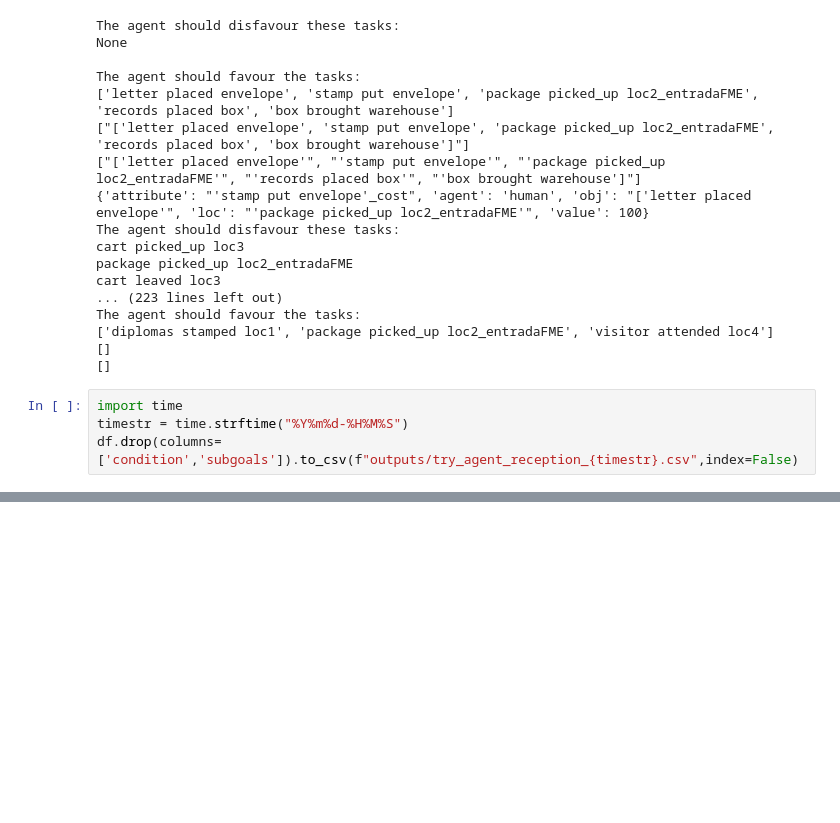
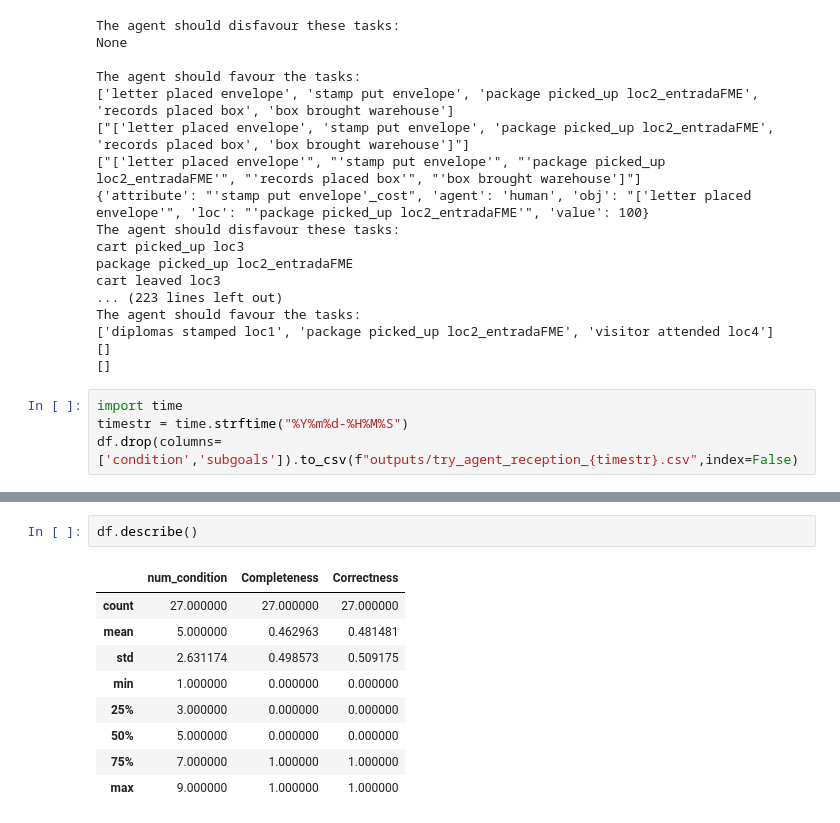
Before and after one commit to llumfp/TFG_HRN, a Jupyter notebook: try_agent.ipynb, the cells around one changed output, grey strips where cells are left out. Saved outputs shown, nothing was run; the diff lists cells and outputs as text; blank space fills up the shorter version.

```diff
--- a/try_agent.ipynb
+++ b/try_agent.ipynb
@@ -93,0 +128,12 @@ df.drop(columns=['condition','subgoals']).to_csv(f"outputs/try_agent_reception_{
+# %%
+df.describe()
+# %% [output]
+|  | num_condition | Completeness | Correctness |
+| count | 27.000000 | 27.000000 | 27.000000 |
+| mean | 5.000000 | 0.462963 | 0.481481 |
+| std | 2.631174 | 0.498573 | 0.509175 |
+| min | 1.000000 | 0.000000 | 0.000000 |
+| 25% | 3.000000 | 0.000000 | 0.000000 |
+| 50% | 5.000000 | 0.000000 | 0.000000 |
+| 75% | 7.000000 | 1.000000 | 1.000000 |
+| max | 9.000000 | 1.000000 | 1.000000 |
```
Also changed, not shown: parts of 12 cells of this notebook, 4 other files.
